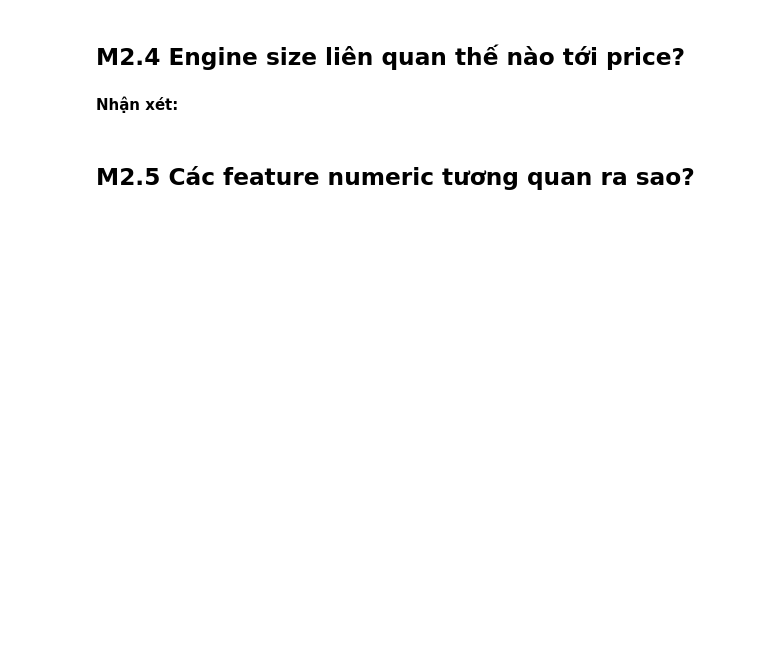
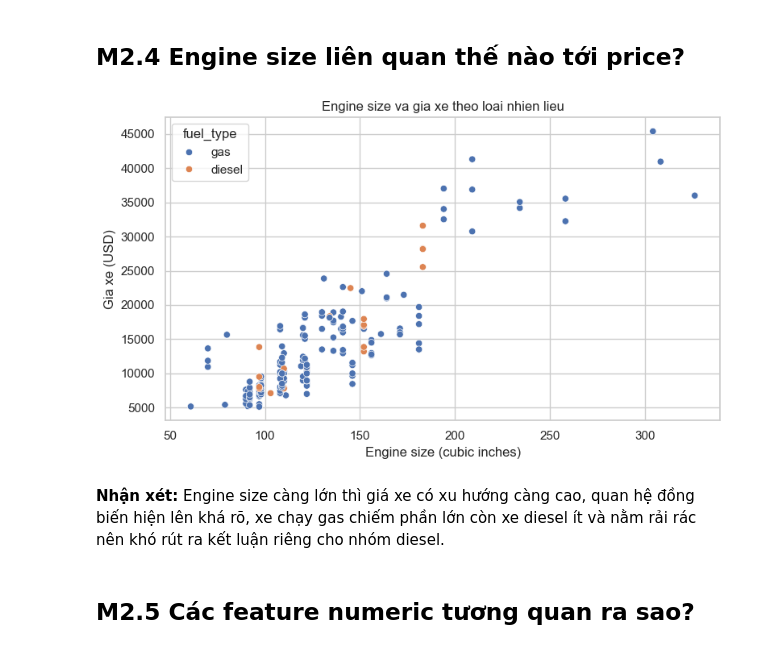
Before and after one commit to giabaomaidev/mliot-pyml-2026-hw, a Jupyter notebook: week02/numpy-pandas-eda-hw/numpy_pandas_eda_hw.ipynb, the cells around one changed output. Drawn from its saved outputs; the diff is of its cells as text; code cells hidden in the pictures; blank space fills up the shorter version.

```diff
--- a/week02/numpy-pandas-eda-hw/numpy_pandas_eda_hw.ipynb
+++ b/week02/numpy-pandas-eda-hw/numpy_pandas_eda_hw.ipynb
@@ -290,9 +574,18 @@ Mỗi biểu đồ cần:
 # %% [markdown]
 ## M2.4 Engine size liên quan thế nào tới price?
 # %%
-# TODO M2.4: scatterplot engine_size và price, hue=fuel_type
+# TODO M2.4: scatterplot engine_size va price, hue=fuel_type
+plt.figure()
+sns.scatterplot(data=analysis_df, x="engine_size", y="price", hue="fuel_type")
+plt.title("Engine size va gia xe theo loai nhien lieu")
+plt.xlabel("Engine size (cubic inches)")
+plt.ylabel("Gia xe (USD)")
+plt.tight_layout()
+plt.show()
+# %% [output]
+[figure, added]
 # %% [markdown]
-**Nhận xét:** <!-- 1--2 câu -->
+**Nhận xét:** Engine size càng lớn thì giá xe có xu hướng càng cao, quan hệ đồng biến hiện lên khá rõ, xe chạy gas chiếm phần lớn còn xe diesel ít và nằm rải rác nên khó rút ra kết luận riêng cho nhóm diesel.
 # %% [markdown]
 ## M2.5 Các feature numeric tương quan ra sao?
 # %%
```
Also changed, not shown: parts of 25 cells of this notebook.
